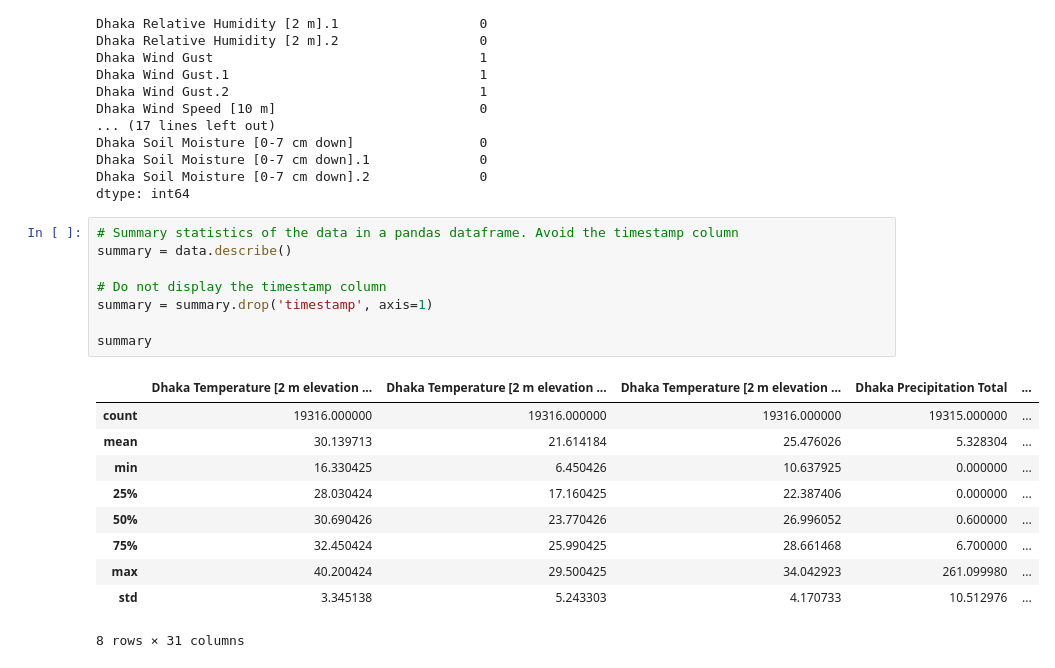
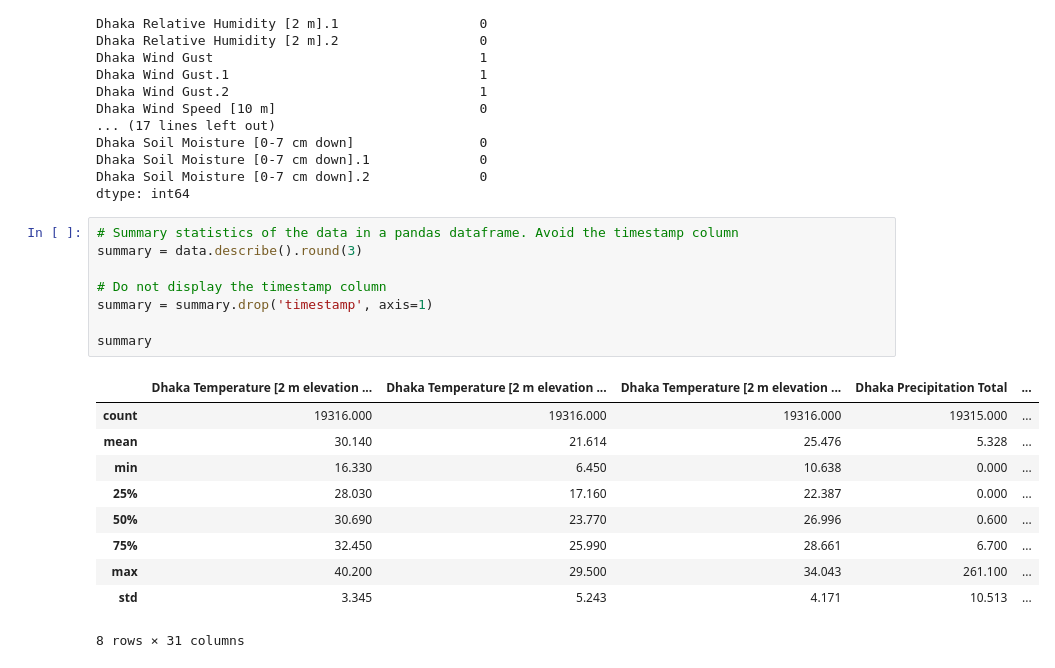
Before and after one commit to awnonbhowmik/Heatwave-Dhaka_BD, a Jupyter notebook: main.ipynb, the cells around one changed output. Saved outputs shown, nothing was run; the diff lists cells and outputs as text.

```diff
--- a/main.ipynb
+++ b/main.ipynb
@@ -59,20 +59,20 @@ Dhaka Soil Moisture [0-7 cm down].2              0
 dtype: int64
 # %%
 # Summary statistics of the data in a pandas dataframe. Avoid the timestamp column
-summary = data.describe()
+summary = data.describe().round(3)
 
 # Do not display the timestamp column
 summary = summary.drop('timestamp', axis=1)
 
 summary
 # %% [output]
 |  | Dhaka Temperature [2 m elevation ... | Dhaka Temperature [2 m elevation ... | Dhaka Temperature [2 m elevation ... | Dhaka Precipitation Total | ... |
-| count | 19316.000000 | 19316.000000 | 19316.000000 | 19315.000000 | ... |
-| mean | 30.139713 | 21.614184 | 25.476026 | 5.328304 | ... |
-| min | 16.330425 | 6.450426 | 10.637925 | 0.000000 | ... |
-| 25% | 28.030424 | 17.160425 | 22.387406 | 0.000000 | ... |
-| 50% | 30.690426 | 23.770426 | 26.996052 | 0.600000 | ... |
-| 75% | 32.450424 | 25.990425 | 28.661468 | 6.700000 | ... |
-| max | 40.200424 | 29.500425 | 34.042923 | 261.099980 | ... |
-| std | 3.345138 | 5.243303 | 4.170733 | 10.512976 | ... |
+| count | 19316.000 | 19316.000 | 19316.000 | 19315.000 | ... |
+| mean | 30.140 | 21.614 | 25.476 | 5.328 | ... |
+| min | 16.330 | 6.450 | 10.638 | 0.000 | ... |
+| 25% | 28.030 | 17.160 | 22.387 | 0.000 | ... |
+| 50% | 30.690 | 23.770 | 26.996 | 0.600 | ... |
+| 75% | 32.450 | 25.990 | 28.661 | 6.700 | ... |
+| max | 40.200 | 29.500 | 34.043 | 261.100 | ... |
+| std | 3.345 | 5.243 | 4.171 | 10.513 | ... |
 8 rows × 31 columns
```
Also changed, not shown: parts of 16 cells of this notebook, 1 other file.
